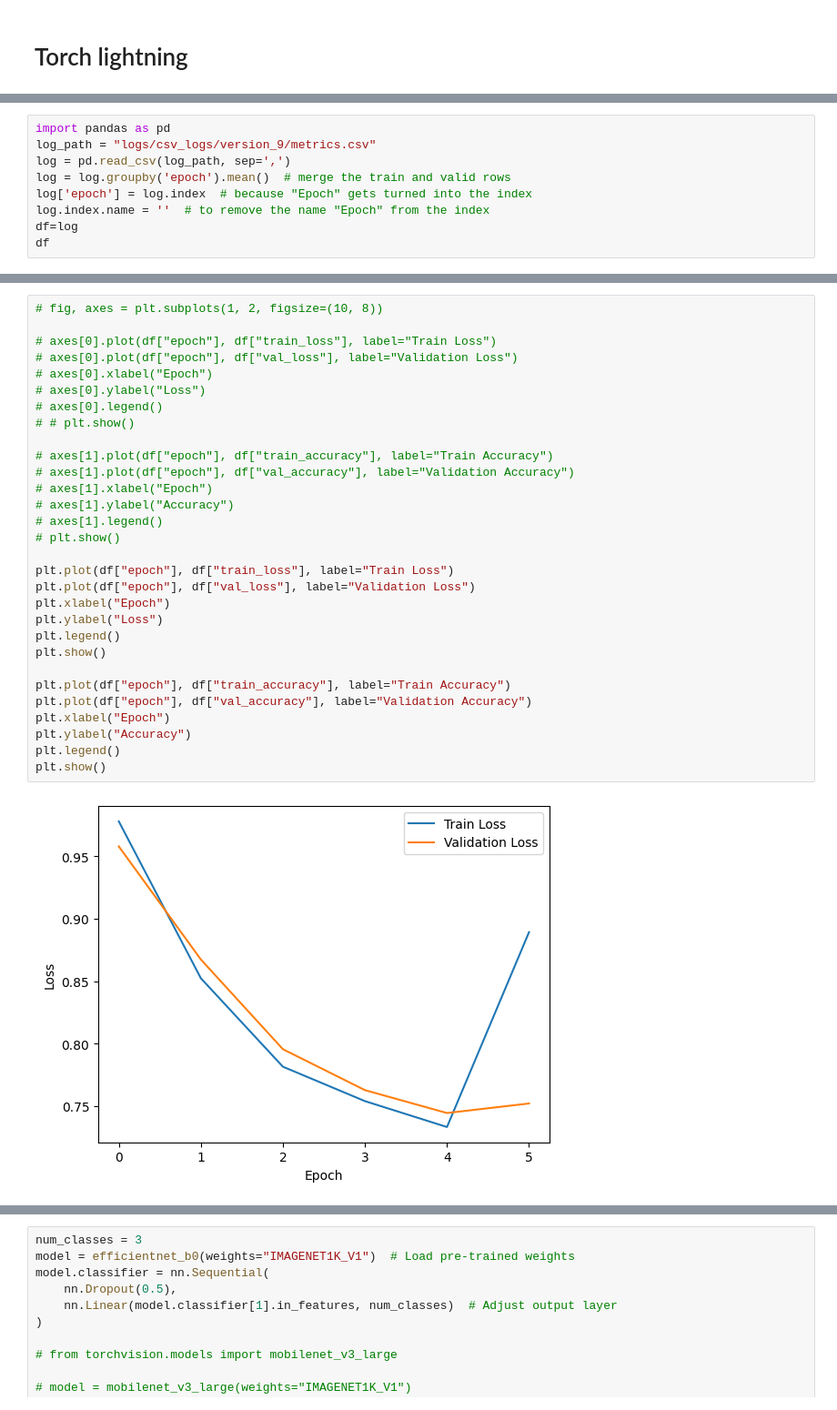
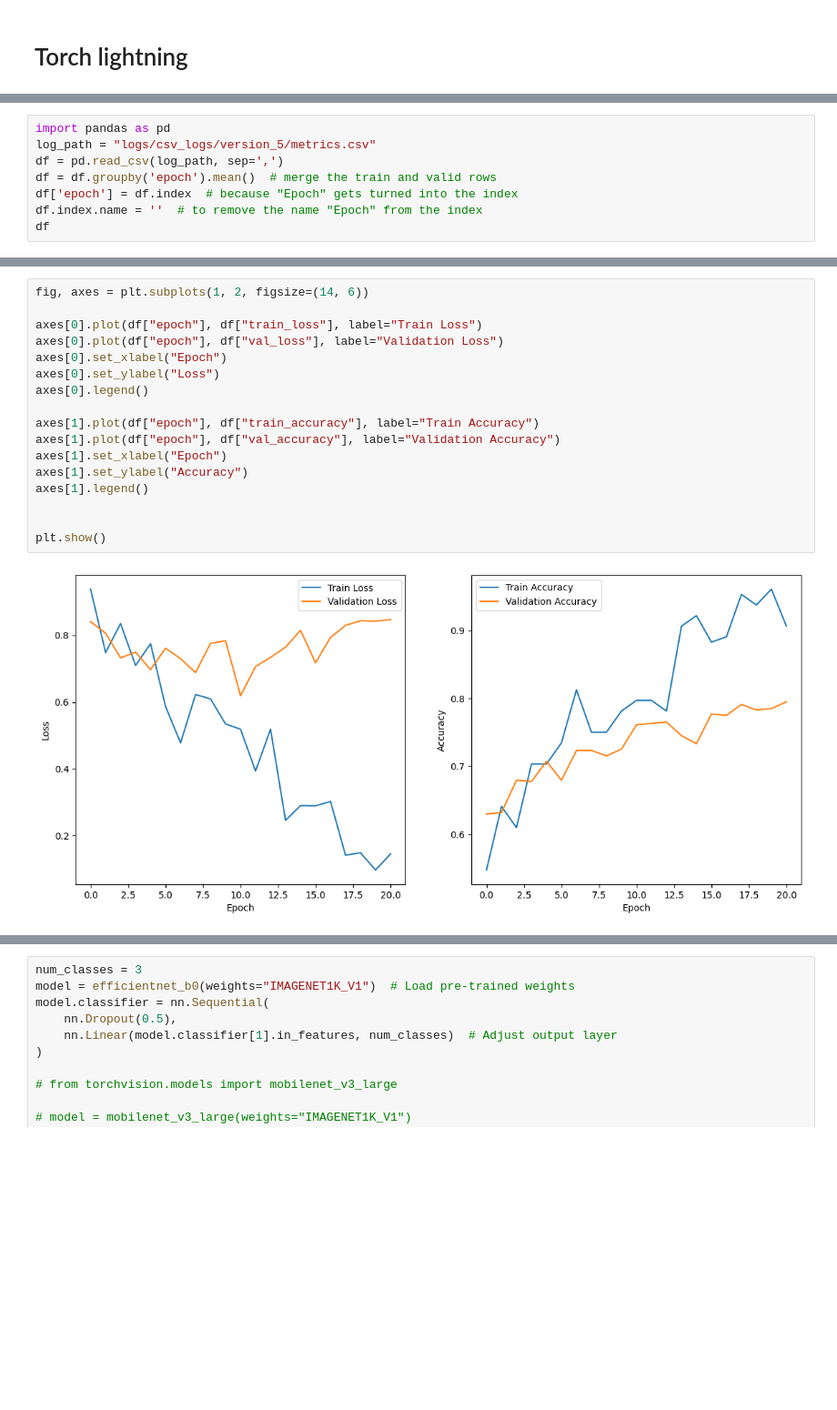
Before and after one commit to TairCohen/Computer-Vision-Project, a Jupyter notebook: skin-disease-classification.ipynb, the cells around one changed output, grey strips where cells are left out. Shown at 91% size. Saved outputs shown, nothing was run; the diff lists cells and outputs as text; blank space fills up the shorter version.

```diff
--- a/skin-disease-classification.ipynb
+++ b/skin-disease-classification.ipynb
@@ -354,11 +340,10 @@ NameError: name 'exit' is not defined
 # %%
 import pandas as pd
-log_path = "logs/csv_logs/version_9/metrics.csv"
-log = pd.read_csv(log_path, sep=',')
-log = log.groupby('epoch').mean()  # merge the train and valid rows
-log['epoch'] = log.index  # because "Epoch" gets turned into the index
-log.index.name = ''  # to remove the name "Epoch" from the index
-df=log
+log_path = "logs/csv_logs/version_5/metrics.csv"
+df = pd.read_csv(log_path, sep=',')
+df = df.groupby('epoch').mean()  # merge the train and valid rows
+df['epoch'] = df.index  # because "Epoch" gets turned into the index
+df.index.name = ''  # to remove the name "Epoch" from the index
 df
 # %% [output]
 |  | step | train_accuracy | train_loss | val_accuracy | val_loss | epoch |
@@ -372,32 +367,19 @@ df
 # %%
-# fig, axes = plt.subplots(1, 2, figsize=(10, 8))
+fig, axes = plt.subplots(1, 2, figsize=(14, 6))
 
-# axes[0].plot(df["epoch"], df["train_loss"], label="Train Loss")
-# axes[0].plot(df["epoch"], df["val_loss"], label="Validation Loss")
-# axes[0].xlabel("Epoch")
-# axes[0].ylabel("Loss")
-# axes[0].legend()
-# # plt.show()
+axes[0].plot(df["epoch"], df["train_loss"], label="Train Loss")
+axes[0].plot(df["epoch"], df["val_loss"], label="Validation Loss")
+axes[0].set_xlabel("Epoch")
+axes[0].set_ylabel("Loss")
+axes[0].legend()
 
-# axes[1].plot(df["epoch"], df["train_accuracy"], label="Train Accuracy")
-# axes[1].plot(df["epoch"], df["val_accuracy"], label="Validation Accuracy")
-# axes[1].xlabel("Epoch")
-# axes[1].ylabel("Accuracy")
-# axes[1].legend()
-# plt.show()
+axes[1].plot(df["epoch"], df["train_accuracy"], label="Train Accuracy")
+axes[1].plot(df["epoch"], df["val_accuracy"], label="Validation Accuracy")
+axes[1].set_xlabel("Epoch")
+axes[1].set_ylabel("Accuracy")
+axes[1].legend()
 
-plt.plot(df["epoch"], df["train_loss"], label="Train Loss")
-plt.plot(df["epoch"], df["val_loss"], label="Validation Loss")
-plt.xlabel("Epoch")
-plt.ylabel("Loss")
-plt.legend()
+
 plt.show()
-
-plt.plot(df["epoch"], df["train_accuracy"], label="Train Accuracy")
-plt.plot(df["epoch"], df["val_accuracy"], label="Validation Accuracy")
-plt.xlabel("Epoch")
-plt.ylabel("Accuracy")
-plt.legend()
-plt.show()
 # %% [output]
-[figure, old version]
+[figure, new version]
```
Also changed, not shown: parts of 20 cells of this notebook.
